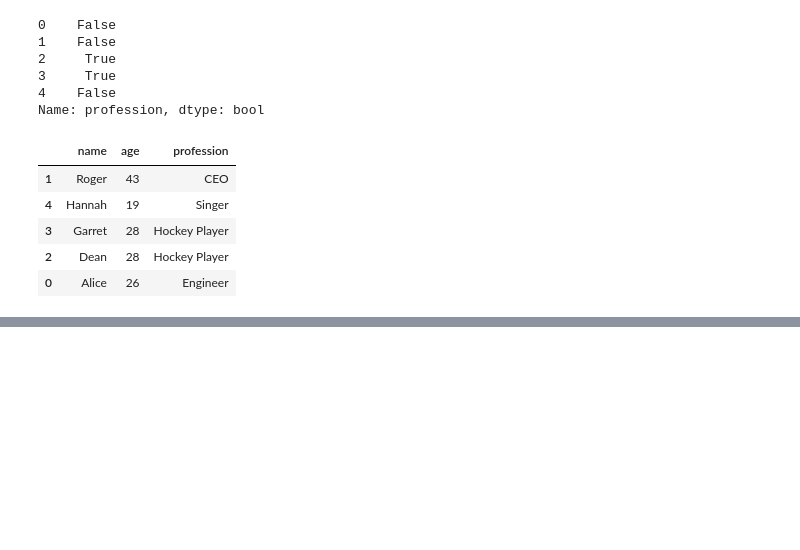
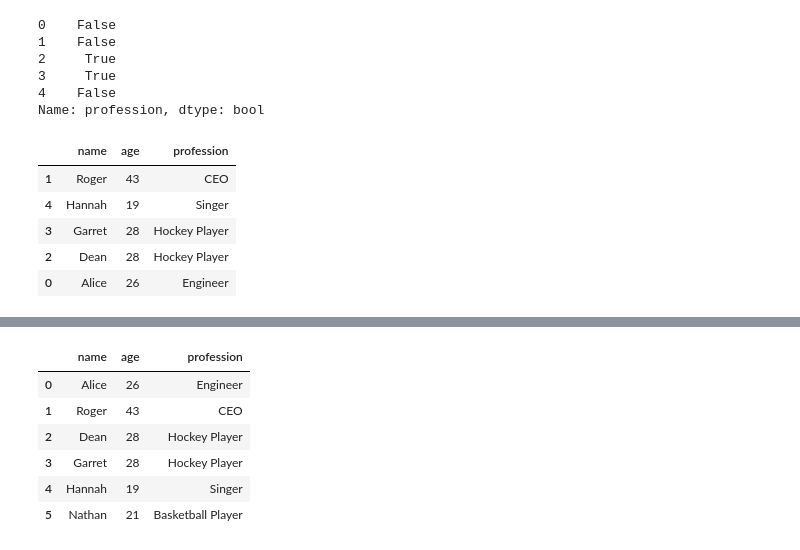
Before and after one commit to KirtikaPuniani/python-coding-practice, a Jupyter notebook: PandasPractice.ipynb, the cells around one changed output, grey strips where cells are left out. Drawn from its saved outputs; the diff is of its cells as text; code cells hidden in the pictures; blank space fills up the shorter version.

```diff
--- a/PandasPractice.ipynb
+++ b/PandasPractice.ipynb
@@ -250,0 +316,18 @@ sort
+# %%
+import pandas as pd
+
+data = {"name": ["Alice", "Roger", "Dean", "Garret", "Hannah"],
+        "age": [26, 43, 28, 28, 19],
+        "profession": ["Engineer", "CEO", "Hockey Player", "Hockey Player", "Singer"]}
+df = pd.DataFrame(data)
+
+df = df._append(pd.Series(["Nathan", 21, "Basketball Player"], index = df.columns), ignore_index = True)
+df
+# %% [output]
+|  | name | age | profession |
+| 0 | Alice | 26 | Engineer |
+| 1 | Roger | 43 | CEO |
+| 2 | Dean | 28 | Hockey Player |
+| 3 | Garret | 28 | Hockey Player |
+| 4 | Hannah | 19 | Singer |
+| 5 | Nathan | 21 | Basketball Player |
```
Also changed, not shown: parts of 4 cells of this notebook.
